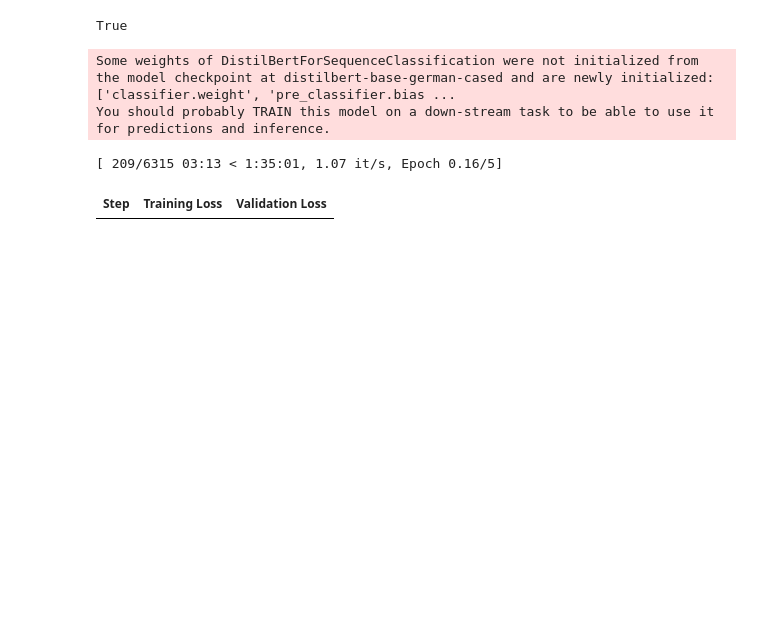
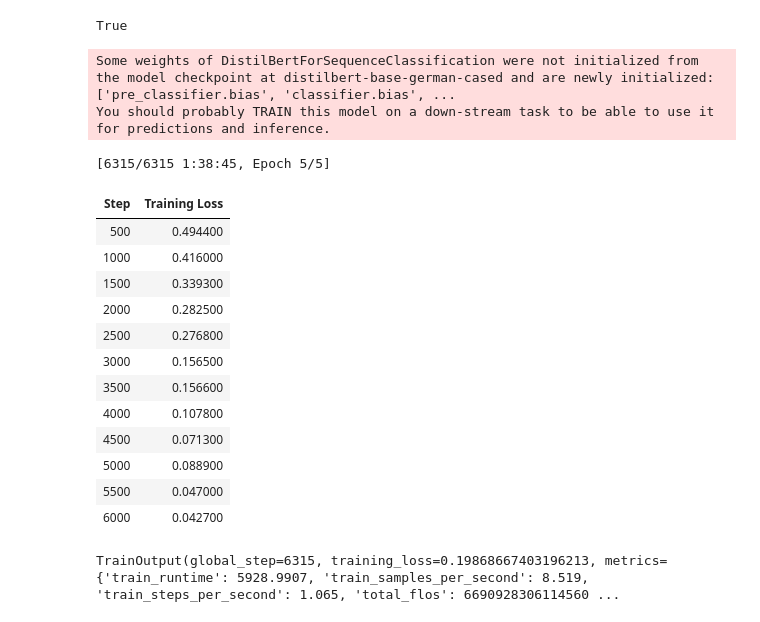
Before and after one commit to silvanhornstein/NLP_Tutorial_GermanHealthcare, a Jupyter notebook: ´NLP_tutorial_061123.ipynb, the cells around one changed output. Saved outputs shown, nothing was run; the diff lists cells and outputs as text; code cells hidden in the pictures; blank space fills up the shorter version.

```diff
--- a/´NLP_tutorial_061123.ipynb
+++ b/´NLP_tutorial_061123.ipynb
@@ -172,25 +172,37 @@ data_tokenized = data.map(tokenize)
 # %%
 from transformers import AutoModelForSequenceClassification, Trainer, TrainingArguments
 
 model = AutoModelForSequenceClassification.from_pretrained("distilbert-base-german-cased", num_labels=2)
 
 training_args = TrainingArguments(
     output_dir="./results",
     report_to= "none",
     num_train_epochs=5,
-    evaluation_strategy="steps"
 )
 
 # Train the model
 trainer = Trainer(
     model=model,
     args = training_args,
     train_dataset=data_tokenized,
 )
 
 trainer.train()
 # %% [output]
-Some weights of DistilBertForSequenceClassification were not initialized from the model checkpoint at distilbert-base-german-cased and are newly initialized: ['classifier.weight', 'pre_classifier.bias ...
+Some weights of DistilBertForSequenceClassification were not initialized from the model checkpoint at distilbert-base-german-cased and are newly initialized: ['pre_classifier.bias', 'classifier.bias', ...
 You should probably TRAIN this model on a down-stream task to be able to use it for predictions and inference.
-[ 209/6315 03:13 < 1:35:01, 1.07 it/s, Epoch 0.16/5]
+[6315/6315 1:38:45, Epoch 5/5]
-| Step | Training Loss | Validation Loss |
+| Step | Training Loss |
+| 500 | 0.494400 |
+| 1000 | 0.416000 |
+| 1500 | 0.339300 |
+| 2000 | 0.282500 |
+| 2500 | 0.276800 |
+| 3000 | 0.156500 |
+| 3500 | 0.156600 |
+| 4000 | 0.107800 |
+| 4500 | 0.071300 |
+| 5000 | 0.088900 |
+| 5500 | 0.047000 |
+| 6000 | 0.042700 |
+TrainOutput(global_step=6315, training_loss=0.19868667403196213, metrics={'train_runtime': 5928.9907, 'train_samples_per_second': 8.519, 'train_steps_per_second': 1.065, 'total_flos': 6690928306114560 ...
```
Also changed, not shown: parts of 2 cells of this notebook.
